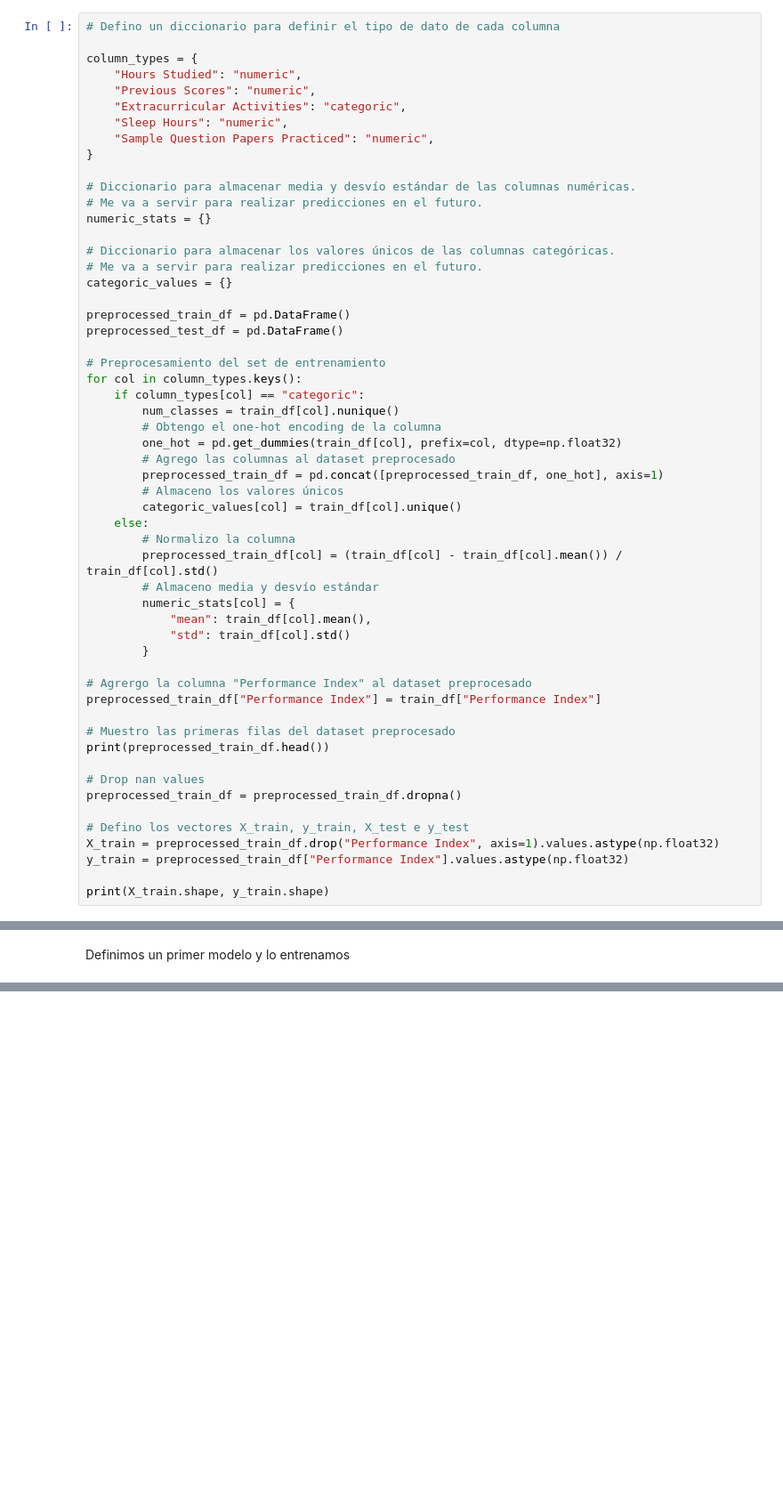
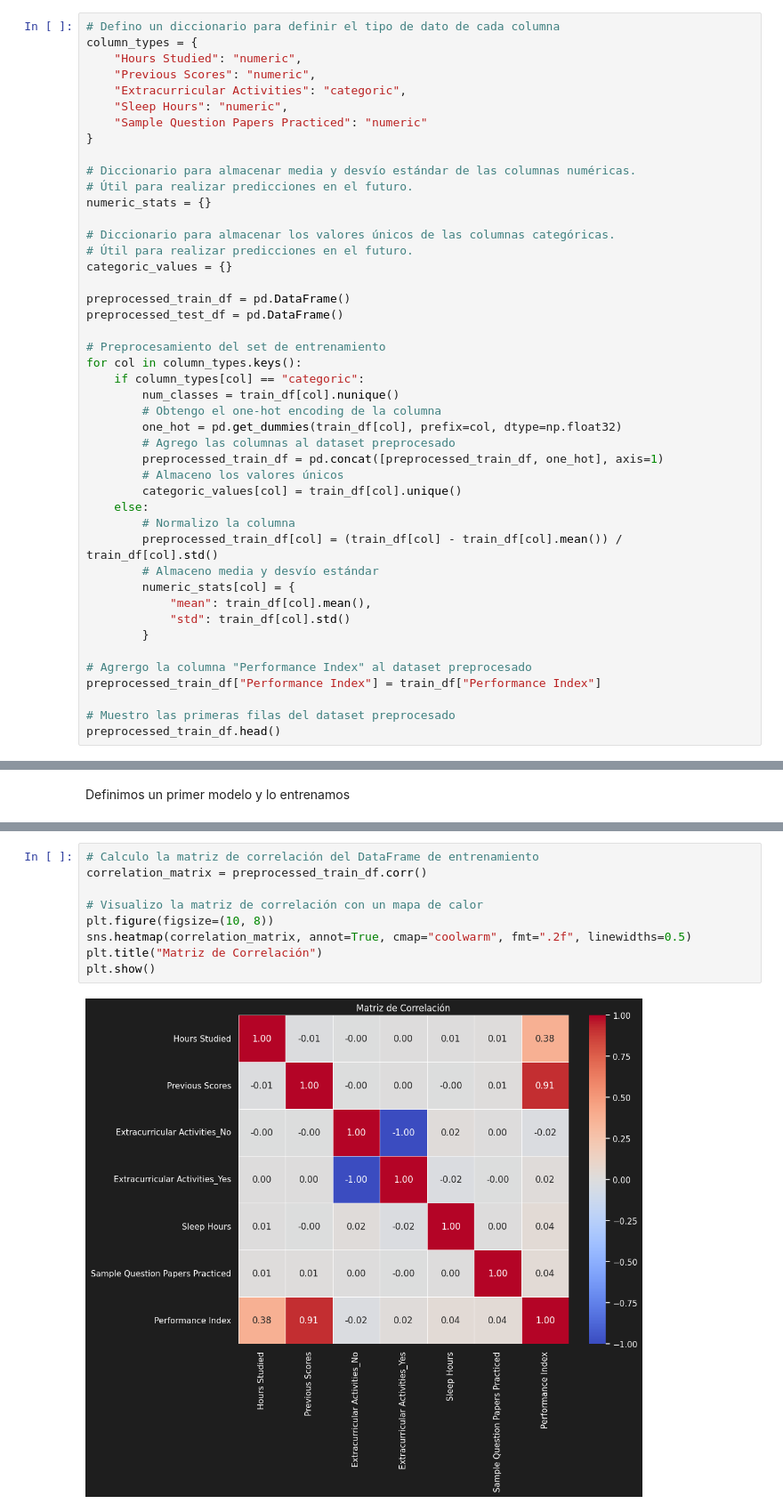
Before and after one commit to LaraV15/TP1-AA2-GarciaValeri, a Jupyter notebook: TP1_AAII_2C_2024_EJ1.ipynb, the cells around one changed output, grey strips where cells are left out. Shown at 89% size. Cells and saved outputs as stored; diff of their text form; blank space fills up the shorter version.

```diff
--- a/TP1_AAII_2C_2024_EJ1.ipynb
+++ b/TP1_AAII_2C_2024_EJ1.ipynb
@@ -130,20 +300,19 @@ Máximo:  100.0
 # %%
 # Defino un diccionario para definir el tipo de dato de cada columna
-
 column_types = {
     "Hours Studied": "numeric",
     "Previous Scores": "numeric",
     "Extracurricular Activities": "categoric",
     "Sleep Hours": "numeric",
-    "Sample Question Papers Practiced": "numeric",
+    "Sample Question Papers Practiced": "numeric"
 }
 
 # Diccionario para almacenar media y desvío estándar de las columnas numéricas.
-# Me va a servir para realizar predicciones en el futuro.
+# Útil para realizar predicciones en el futuro.
 numeric_stats = {}
 
 # Diccionario para almacenar los valores únicos de las columnas categóricas.
-# Me va a servir para realizar predicciones en el futuro.
+# Útil para realizar predicciones en el futuro.
 categoric_values = {}
 
 preprocessed_train_df = pd.DataFrame()
@@ -172,14 +341,5 @@ for col in column_types.keys():
 preprocessed_train_df["Performance Index"] = train_df["Performance Index"]
 
 # Muestro las primeras filas del dataset preprocesado
-print(preprocessed_train_df.head())
-
-# Drop nan values
-preprocessed_train_df = preprocessed_train_df.dropna()
-
-# Defino los vectores X_train, y_train, X_test e y_test
-X_train = preprocessed_train_df.drop("Performance Index", axis=1).values.astype(np.float32)
-y_train = preprocessed_train_df["Performance Index"].values.astype(np.float32)
-
-print(X_train.shape, y_train.shape)
+preprocessed_train_df.head()
 # %% [output]
@@ -253,0 +517,11 @@ Dado que los valores de pérdida y MAE en el conjunto de entrenamiento y validac
+# %%
+# Calculo la matriz de correlación del DataFrame de entrenamiento
+correlation_matrix = preprocessed_train_df.corr()
+
+# Visualizo la matriz de correlación con un mapa de calor
+plt.figure(figsize=(10, 8))
+sns.heatmap(correlation_matrix, annot=True, cmap="coolwarm", fmt=".2f", linewidths=0.5)
+plt.title("Matriz de Correlación")
+plt.show()
+# %% [output]
+[figure, added]
```
Also changed, not shown: parts of 48 cells of this notebook, 1 other file.
